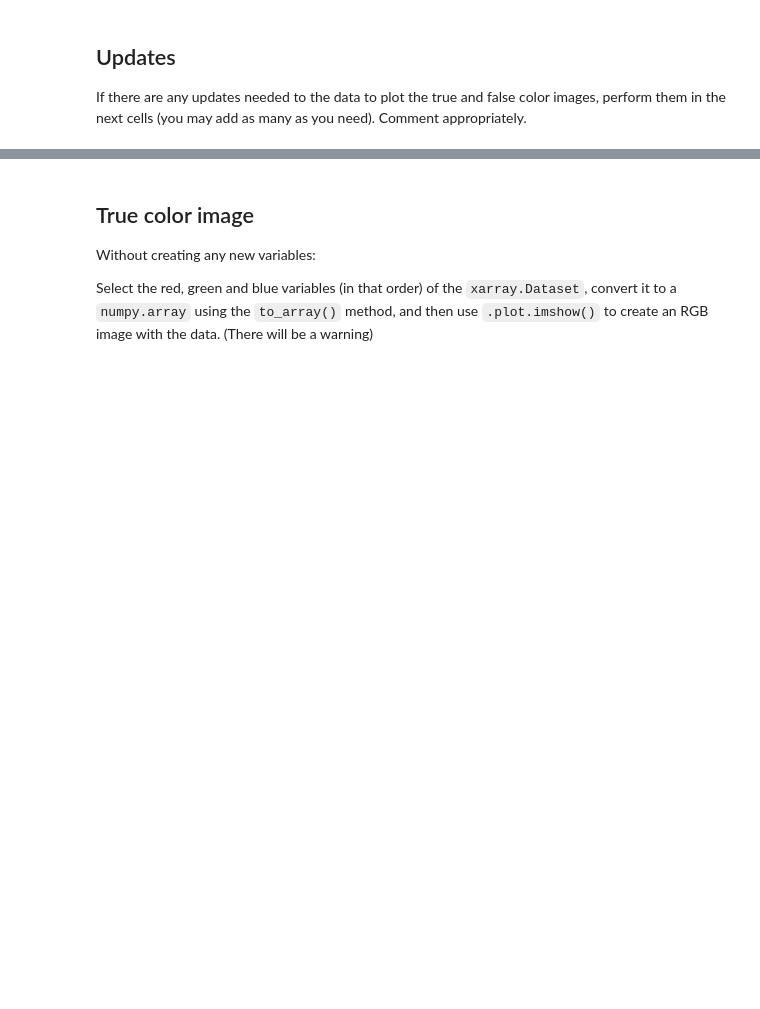
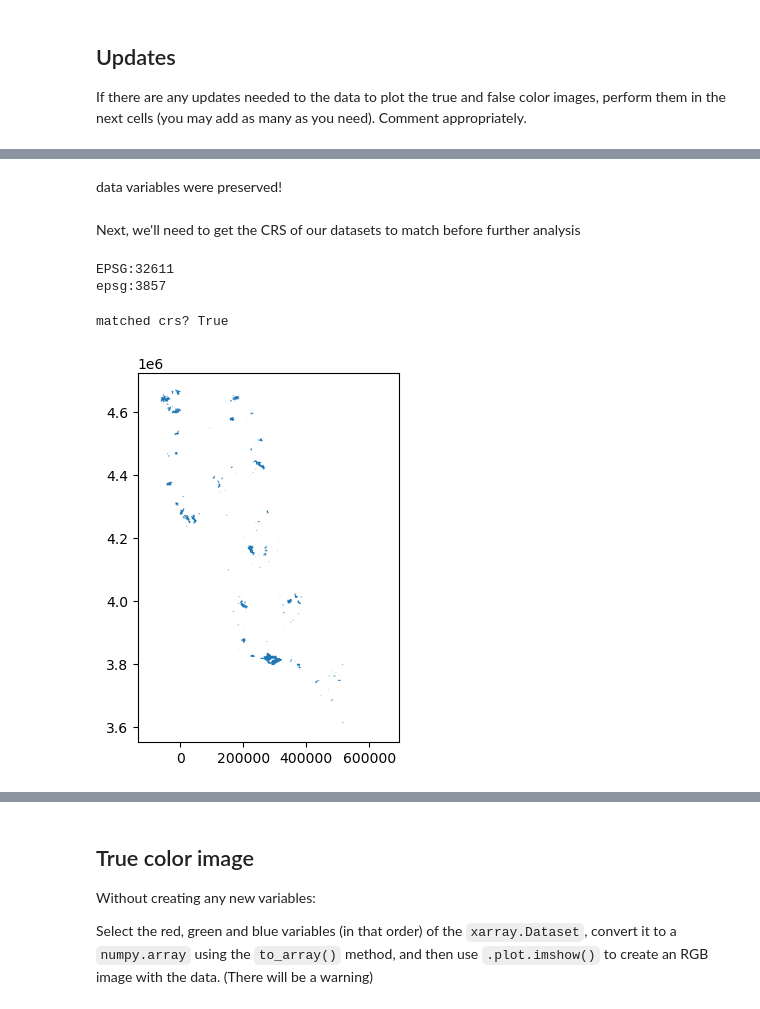
Before and after one commit to a-ramji/eds220-hwk-4, a Jupyter notebook: hwk4-task2-false-color.ipynb, the cells around one changed output, grey strips where cells are left out. Saved outputs shown, nothing was run; the diff lists cells and outputs as text; code cells hidden in the pictures; blank space fills up the shorter version.

```diff
--- a/hwk4-task2-false-color.ipynb
+++ b/hwk4-task2-false-color.ipynb
@@ -157,2 +313,19 @@ print(f"After squeeze:\ndimensions {landsat.dims}\ncoords: {landsat.coords}")
+# %% [markdown]
+data variables were preserved!
+# %% [markdown]
+Next, we'll need to get the CRS of our datasets to match before further analysis
+# %%
+# checking both CRS
+print(landsat.rio.crs)
+print(ca_fire.crs)
+# %% [output]
+EPSG:32611
+epsg:3857
 # %%
-# next, we'll need to get the CRS of our datasets to match before further analysis
+# reprojecting landsat crs to ca_fire crs
+ca_fire_satcrs = ca_fire.to_crs(landsat.rio.crs)
+ca_fire_satcrs.plot()
+print('matched crs?',  ca_fire_satcrs.crs == landsat.rio.crs)
+# %% [output]
+matched crs? True
+[figure, added]
```
Also changed, not shown: parts of 26 cells of this notebook, 1 other file.
